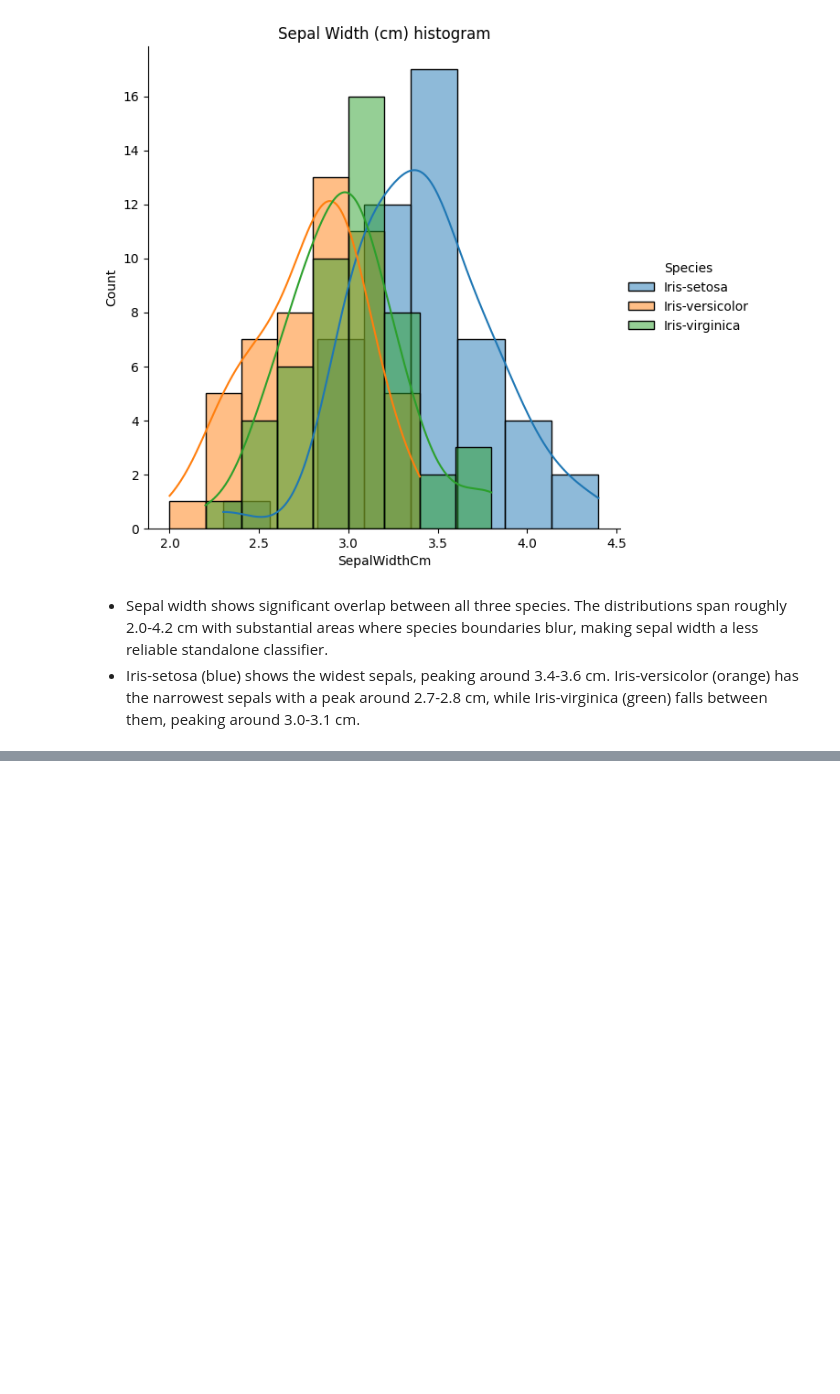
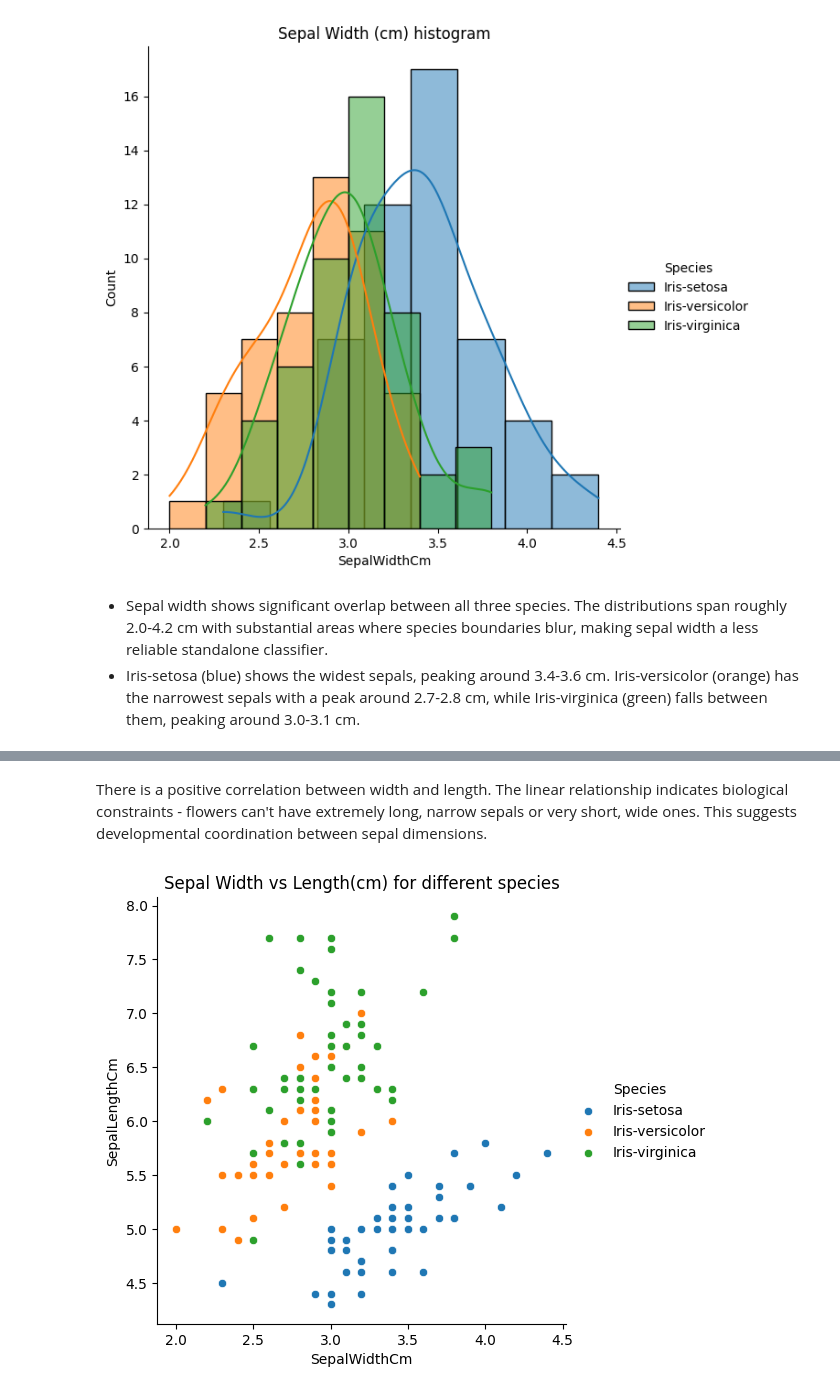
Before and after one commit to nithinbadicodes/AI-ML-Projects, a Jupyter notebook: IrisFlowerClassification.ipynb, the cells around one changed output, grey strips where cells are left out. Saved outputs shown, nothing was run; the diff lists cells and outputs as text; code cells hidden in the pictures; blank space fills up the shorter version.

Commit message:
Completed EDA section. Started data preprocessing section

```diff
--- a/IrisFlowerClassification.ipynb
+++ b/IrisFlowerClassification.ipynb
@@ -69,0 +85,11 @@ plt.show();
+# %% [markdown]
+There is a positive correlation between width and length. The linear relationship indicates biological constraints - flowers can't have extremely long, narrow sepals or very short, wide ones. This suggests developmental coordination between sepal dimensions.
+# %%
+# Taking hue into account
+g = sns.FacetGrid(data=df,hue="Species",height=5,aspect=1)
+g.map(sns.scatterplot,"SepalWidthCm","SepalLengthCm") \
+.add_legend()
+plt.title("Sepal Width vs Length(cm) for different species")
+plt.show();
+# %% [output]
+[figure, added]
```
Also changed, not shown: parts of 8 cells of this notebook.
